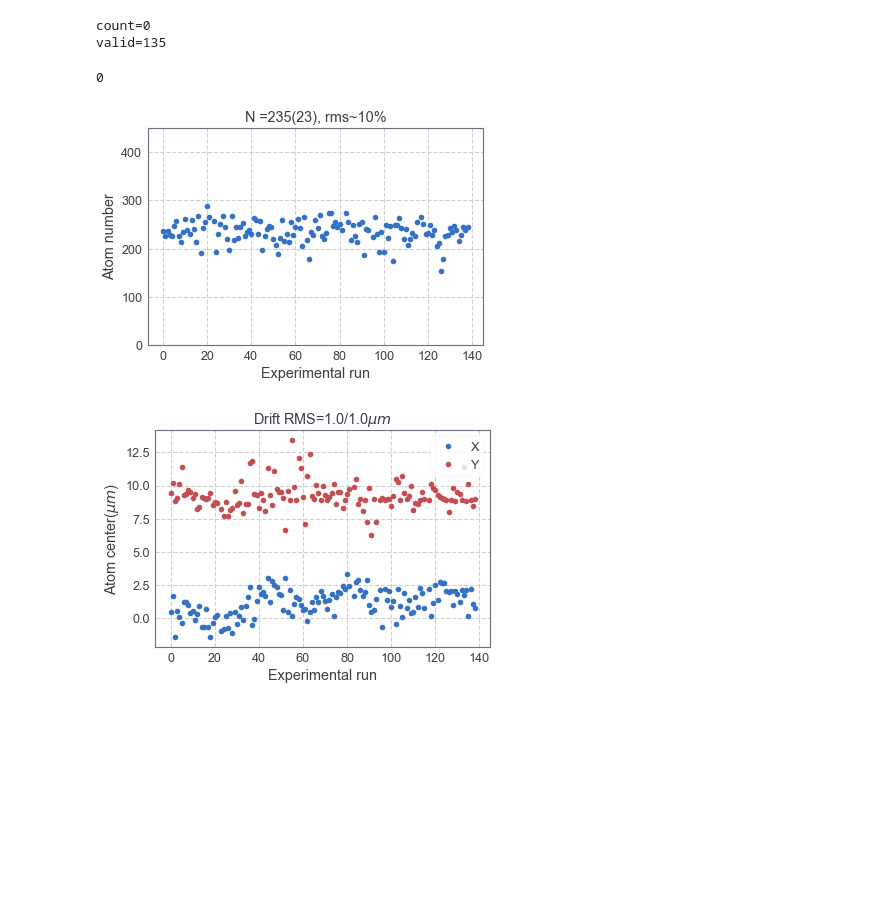
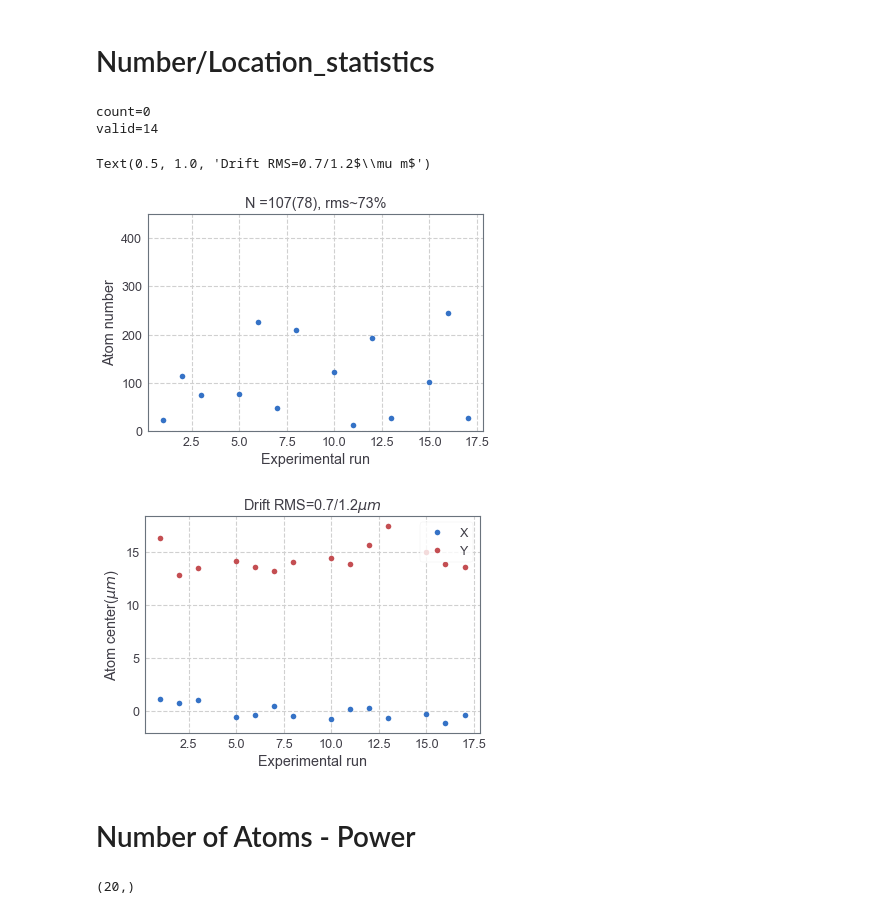
Before and after one commit to Meng-Xiang-Rui/Atom-cluster, a Jupyter notebook: Number_of_Atoms.ipynb, the cells around one changed output. Cells and saved outputs as stored; diff of their text form; code cells hidden in the pictures; blank space fills up the shorter version.

```diff
--- a/Number_of_Atoms.ipynb
+++ b/Number_of_Atoms.ipynb
@@ -66,13 +66,15 @@ def fitGaussPlusSin(x,A1,omega,phi,y0,A2,w,x0):
 
 def fitLorentz(x,A,w,xc,y0):
     return 2*A/np.pi*w/((x-xc)**2+w**2)+y0
+# %% [markdown]
+# Number/Location_statistics
 # %%
-path = '//Olbpcnew/E/20200618/0618Morning/etalonGallery02'
+path = '//Olbpcnew/E/20200704/0704Morning/etalonGallery05'
 # path = '/Volumes/E/Rubidium/RbData/2019/20190102/0102Morning/etalonGallery02'
 imgFiles = sorted(os.listdir( path ))
 # imgFiles=sorted(os.listdir(dataFolder))
-# online='analyResult'
-online='analyImgs_Batch'
+online='analyResult'
+# online='analyImgs_Batch'
 
 nAtom=[]
 filling=[]
@@ -105,7 +107,7 @@ for i in range(len(imgFiles)):
 #             print(data['FillNumL1'][0,roiSize-1])
             try:
 
-                if data['FillNumL1'][0,-1]> 200*0.75:
+                if data['FillNumL1'][0,-1]> 200*0.:
                     nAtom=np.append(nAtom,data['FillNumL1'][0,-1])
                     filling=np.append(filling,data['FillRate1'][0,roiSize-1])
     # #                 cnt=cnt+1
@@ -243,34 +245,40 @@ print('valid='+str(valid))
 
 plt.figure(facecolor='w')
 cut=-1
 plt.plot(range(len(centerx[:cut])),nAtom[:cut],'o')
 # plt.plot(range(len(centerx[:cut])),filling[:cut],'o',label='Y')
 plt.xlabel('Experimental run')
 plt.ylabel('Atom number')
 plt.grid(linestyle='--')
 # plt.legend(loc='upper right')
 plt.title('N ='+format(np.nanmean(nAtom[:cut]),'0.0f')+'('+\
           format(np.nanstd(nAtom[:cut]),'0.0f')+'), rms~'+\
           format(np.nanstd(nAtom[:cut])/np.nanmean(nAtom[:cut])*100,'0.0f')+'%')
 plt.ylim([0,450])
 # plt.savefig(path+'/'+online+'/AtomNumber.png',dpi=300,bbox_inches='tight')
 
 plt.figure(facecolor='w')
 head=0
 cut=-1
 plt.plot(range(len(centerx[head:cut])),centerx[head:cut]-10,'bo',label='X')
 plt.plot(range(len(centerx[head:cut])),centery[head:cut],'ro',label='Y')
 plt.xlabel('Experimental run')
 plt.ylabel('Atom center($\mu m$)')
 plt.grid(linestyle='--')
 plt.legend(loc='upper right')
 plt.title('Drift RMS='+format(np.nanstd(centerx[head:cut]),'0.1f')+'/'+\
           format(np.nanstd(centery[head:cut]),'0.1f')+'$\mu m$')
 # plt.ylim([-0,50])
 # plt.savefig(path+'/'+online+'/LocDrift.png',dpi=300,bbox_inches='tight')
 # %% [output]
 count=0
-valid=135
+valid=14
-0
+Text(0.5, 1.0, 'Drift RMS=0.7/1.2$\\mu m$')
-[figure, old version]
+[figure, new version]
-[figure, old version]
+[figure, new version]
+# %% [markdown]
+# Number of Atoms - Power
+# %%
+np.shape(nAtom)
+# %% [output]
+(20,)
```
Also changed, not shown: parts of 10 cells of this notebook, 6 other files.
